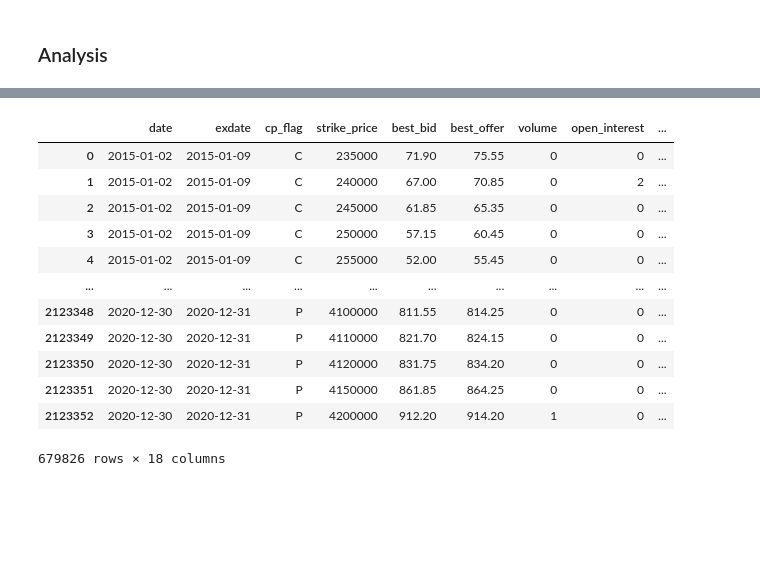
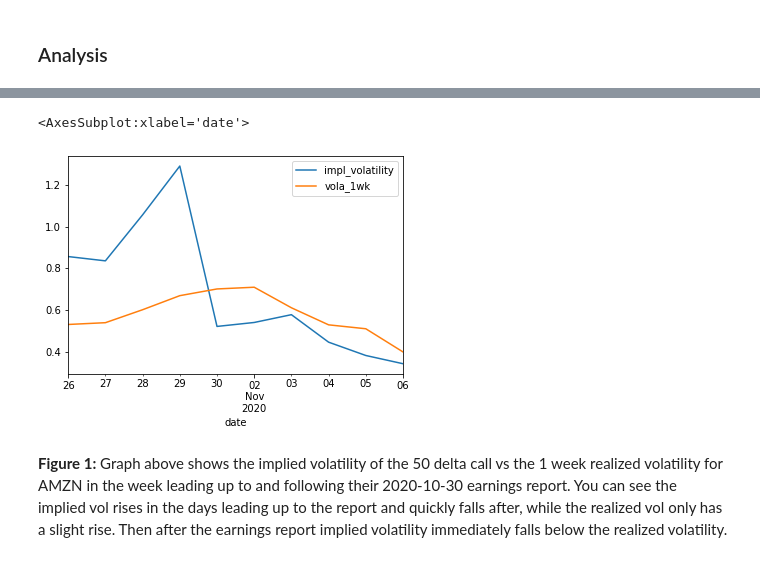
Before and after one commit to sampiaz/finmath_project, a Jupyter notebook: Krumdick_Piazza_Project_Draft.ipynb, the cells around one changed output, grey strips where cells are left out. Drawn from its saved outputs; the diff is of its cells as text; code cells hidden in the pictures; blank space fills up the shorter version.

```diff
--- a/Krumdick_Piazza_Project_Draft.ipynb
+++ b/Krumdick_Piazza_Project_Draft.ipynb
@@ -177,18 +179,2 @@ close_volatility
 # %%
 amzn_options = pd.DataFrame(option_data[option_data['ticker'] == 'AMZN'])
-# %%
-amzn_options
-# %% [output]
-|  | date | exdate | cp_flag | strike_price | best_bid | best_offer | volume | open_interest | ... |
-| 0 | 2015-01-02 | 2015-01-09 | C | 235000 | 71.90 | 75.55 | 0 | 0 | ... |
-| 1 | 2015-01-02 | 2015-01-09 | C | 240000 | 67.00 | 70.85 | 0 | 2 | ... |
-| 2 | 2015-01-02 | 2015-01-09 | C | 245000 | 61.85 | 65.35 | 0 | 0 | ... |
-| 3 | 2015-01-02 | 2015-01-09 | C | 250000 | 57.15 | 60.45 | 0 | 0 | ... |
-| 4 | 2015-01-02 | 2015-01-09 | C | 255000 | 52.00 | 55.45 | 0 | 0 | ... |
-| ... | ... | ... | ... | ... | ... | ... | ... | ... | ... |
-| 2123348 | 2020-12-30 | 2020-12-31 | P | 4100000 | 811.55 | 814.25 | 0 | 0 | ... |
-| 2123349 | 2020-12-30 | 2020-12-31 | P | 4110000 | 821.70 | 824.15 | 0 | 0 | ... |
-| 2123350 | 2020-12-30 | 2020-12-31 | P | 4120000 | 831.75 | 834.20 | 0 | 0 | ... |
-| 2123351 | 2020-12-30 | 2020-12-31 | P | 4150000 | 861.85 | 864.25 | 0 | 0 | ... |
-| 2123352 | 2020-12-30 | 2020-12-31 | P | 4200000 | 912.20 | 914.20 | 1 | 0 | ... |
-679826 rows × 18 columns
@@ -194,0 +199,18 @@ amzn_options
+# %%
+# get 50 delta call and puts
+call_d = {}
+put_d = {}
+
+for d in dates:
+    call_i = (abs(amzn_opt_1wk.loc[d]['delta'] - 0.5)).argmin()
+    put_i = (abs(amzn_opt_1wk.loc[d]['delta'] + 0.5)).argmin()
+    call_d[d] = amzn_opt_1wk.loc[d].iloc[call_i]
+    put_d[d] = amzn_opt_1wk.loc[d].iloc[put_i]
+# %%
+calls = pd.DataFrame(call_d).transpose()
+puts = pd.DataFrame(put_d).transpose()
+# %%
+calls = calls.reset_index()
+calls['date'] = pd.to_datetime(calls['index'])
+# %%
+calls = calls.set_index('date')
@@ -194,0 +222,9 @@ amzn_options
+# %%
+calls['impl_volatility'].plot(legend=True)
+# puts['impl_volatility'].plot(legend=True)
+amzn_close_1wk['vola_1wk'].plot(legend=True)
+# %% [output]
+<AxesSubplot:xlabel='date'>
+[figure, added]
+# %% [markdown]
+**Figure 1:** Graph above shows the implied volatility of the 50 delta call vs the 1 week realized volatility for AMZN in the week leading up to and following their 2020-10-30 earnings report. You can see the implied vol rises in the days leading up to the report and quickly falls after, while the realized vol only has a slight rise. Then after the earnings report implied volatility immediately falls below the realized volatility.
```
Also changed, not shown: parts of 13 cells of this notebook, 2 other files.
